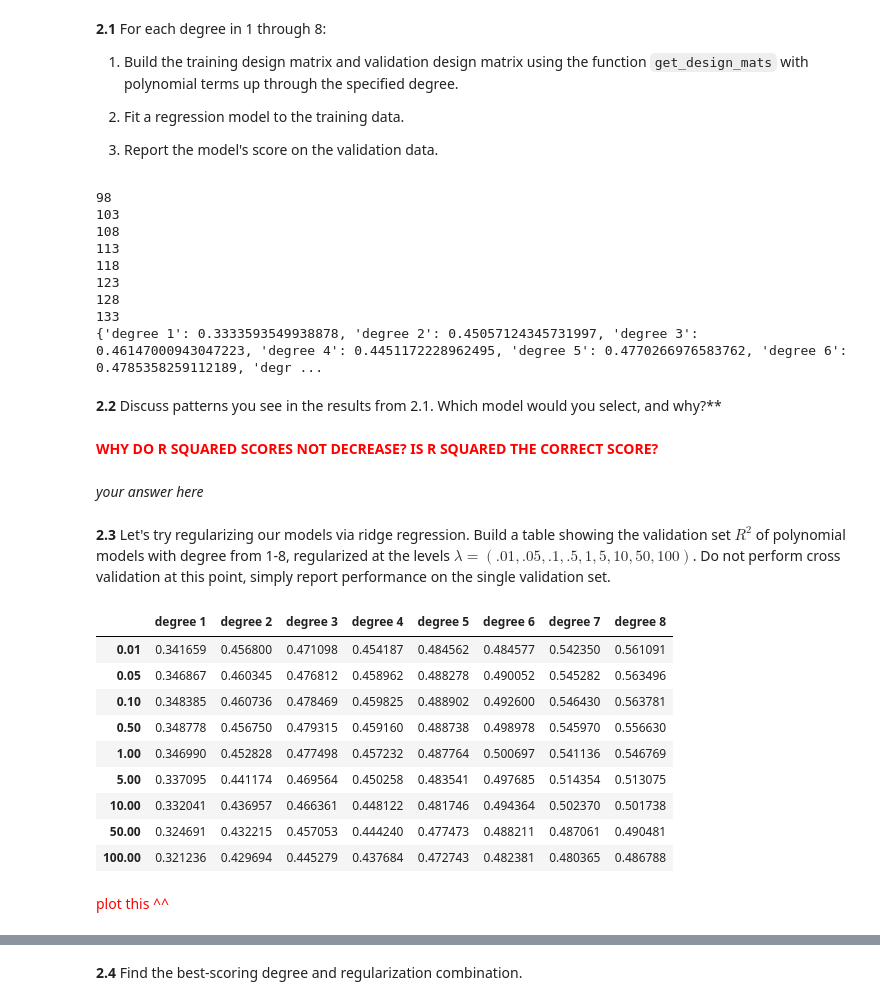
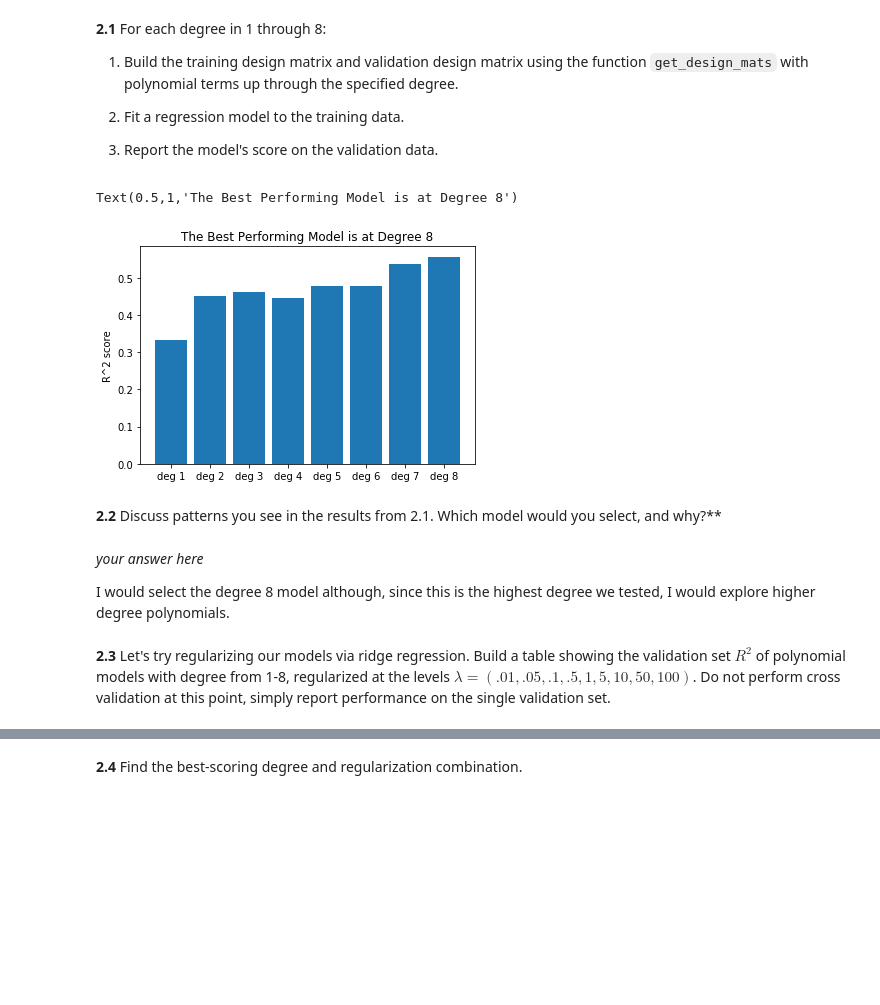
Before and after one commit to JoshFeldman95/2018-CS109A, a Jupyter notebook: content/homework/hw4/cs109a_hw4_109/cs109a_hw4_109.ipynb, the cells around one changed output, grey strips where cells are left out. Cells and saved outputs as stored; diff of their text form; code cells hidden in the pictures; blank space fills up the shorter version.

```diff
--- a/content/homework/hw4/cs109a_hw4_109/cs109a_hw4_109.ipynb
+++ b/content/homework/hw4/cs109a_hw4_109/cs109a_hw4_109.ipynb
@@ -369,28 +367,22 @@ Index(['counts'], dtype='object')
 # %%
 # your code here
 scores = {}
 for deg in range(1,9):
     x_train, y_train, x_val, y_val = get_design_mats(bikes_train, bikes_val,  deg)
-    print(len([c for c in x_train.columns]))
     model = LinearRegression().fit(x_train, y_train)
-    scores['degree ' + str(deg)] = model.score(x_val,y_val)
-print(scores)
+    scores['deg ' + str(deg)] = model.score(x_val,y_val)
+plt.bar(scores.keys(),scores.values())
+plt.ylabel('R^2 score')
+plt.title('The Best Performing Model is at Degree 8')
 # %% [output]
-98
-103
-108
-113
-118
-123
-128
-133
-{'degree 1': 0.3333593549938878, 'degree 2': 0.45057124345731997, 'degree 3': 0.46147000943047223, 'degree 4': 0.4451172228962495, 'degree 5': 0.4770266976583762, 'degree 6': 0.4785358259112189, 'degr ...
+Text(0.5,1,'The Best Performing Model is at Degree 8')
+[figure, added]
 # %% [markdown]
 **2.2** Discuss patterns you see in the results from 2.1. Which model would you select, and why?**
-# %% [markdown]
-<font color = 'red'> **WHY DO R SQUARED SCORES NOT DECREASE? IS R SQUARED THE CORRECT SCORE?** <font/>
-# %% [markdown]
-*your answer here*
+# %% [markdown]
+*your answer here*
+
+I would select the degree 8 model although, since this is the highest degree we tested, I would explore higher degree polynomials.
 # %% [markdown]
 **2.3** Let's try regularizing our models via ridge regression. Build a table showing the validation set $R^2$ of polynomial models with degree from 1-8, regularized at the levels $\lambda = (.01, .05, .1,.5, 1, 5, 10, 50, 100)$. Do not perform cross validation at this point, simply report performance on the single validation set.
 # %%
@@ -398,24 +390,9 @@ print(scores)
 scores = {}
 reg_param = [0.01, 0.05, .1,.5,1,5,10,50,100]
 for deg in range(1,9):
-    scores['degree ' + str(deg)] = []
+    scores['deg_' + str(deg)] = []
     for reg in reg_param:
         x_train, y_train, x_val, y_val = get_design_mats(bikes_train, bikes_val,  deg)
         model = Ridge(alpha = reg).fit(x_train, y_train)
-        scores['degree ' + str(deg)].append(model.score(x_val,y_val))
+        scores['deg_' + str(deg)].append(model.score(x_val,y_val))
 scores_df = pd.DataFrame(scores)
-scores_df.index = reg_param
-scores_df
-# %% [output]
-|  | degree 1 | degree 2 | degree 3 | degree 4 | degree 5 | degree 6 | degree 7 | degree 8 |
-| 0.01 | 0.341659 | 0.456800 | 0.471098 | 0.454187 | 0.484562 | 0.484577 | 0.542350 | 0.561091 |
-| 0.05 | 0.346867 | 0.460345 | 0.476812 | 0.458962 | 0.488278 | 0.490052 | 0.545282 | 0.563496 |
-| 0.10 | 0.348385 | 0.460736 | 0.478469 | 0.459825 | 0.488902 | 0.492600 | 0.546430 | 0.563781 |
-| 0.50 | 0.348778 | 0.456750 | 0.479315 | 0.459160 | 0.488738 | 0.498978 | 0.545970 | 0.556630 |
-| 1.00 | 0.346990 | 0.452828 | 0.477498 | 0.457232 | 0.487764 | 0.500697 | 0.541136 | 0.546769 |
-| 5.00 | 0.337095 | 0.441174 | 0.469564 | 0.450258 | 0.483541 | 0.497685 | 0.514354 | 0.513075 |
-| 10.00 | 0.332041 | 0.436957 | 0.466361 | 0.448122 | 0.481746 | 0.494364 | 0.502370 | 0.501738 |
-| 50.00 | 0.324691 | 0.432215 | 0.457053 | 0.444240 | 0.477473 | 0.488211 | 0.487061 | 0.490481 |
-| 100.00 | 0.321236 | 0.429694 | 0.445279 | 0.437684 | 0.472743 | 0.482381 | 0.480365 | 0.486788 |
-# %% [markdown]
-<font color = 'red'> plot this ^^
```
Also changed, not shown: parts of 20 cells of this notebook, 2 other files.
